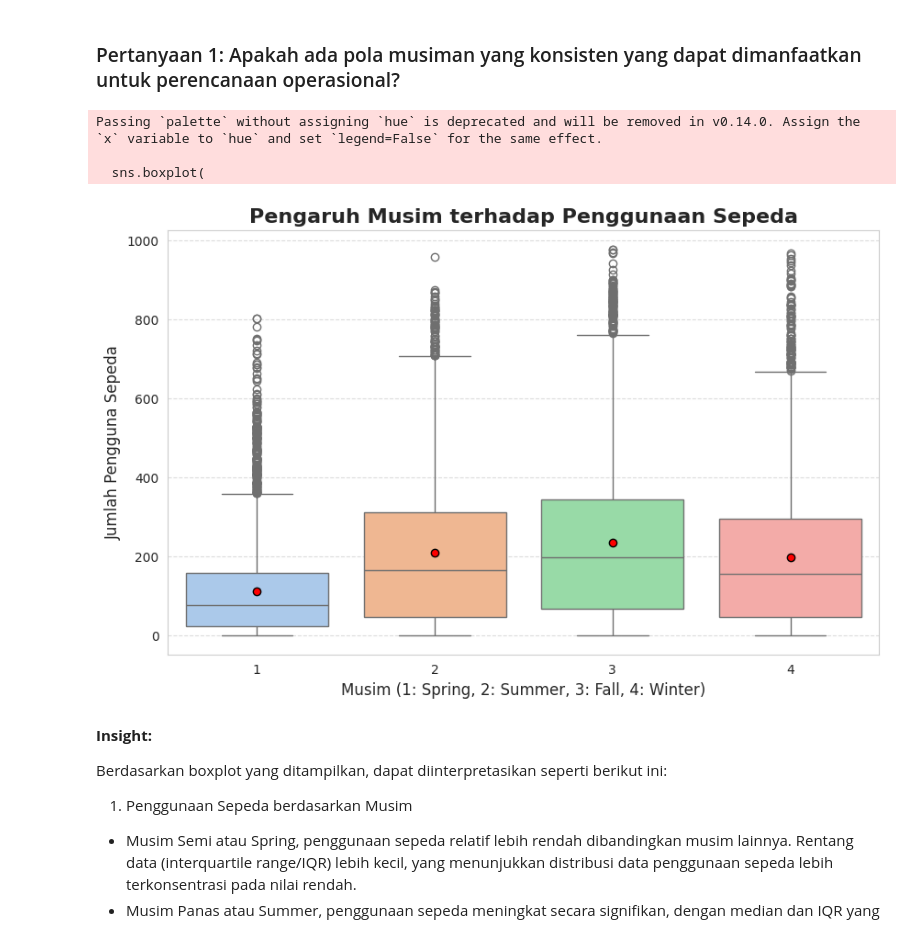
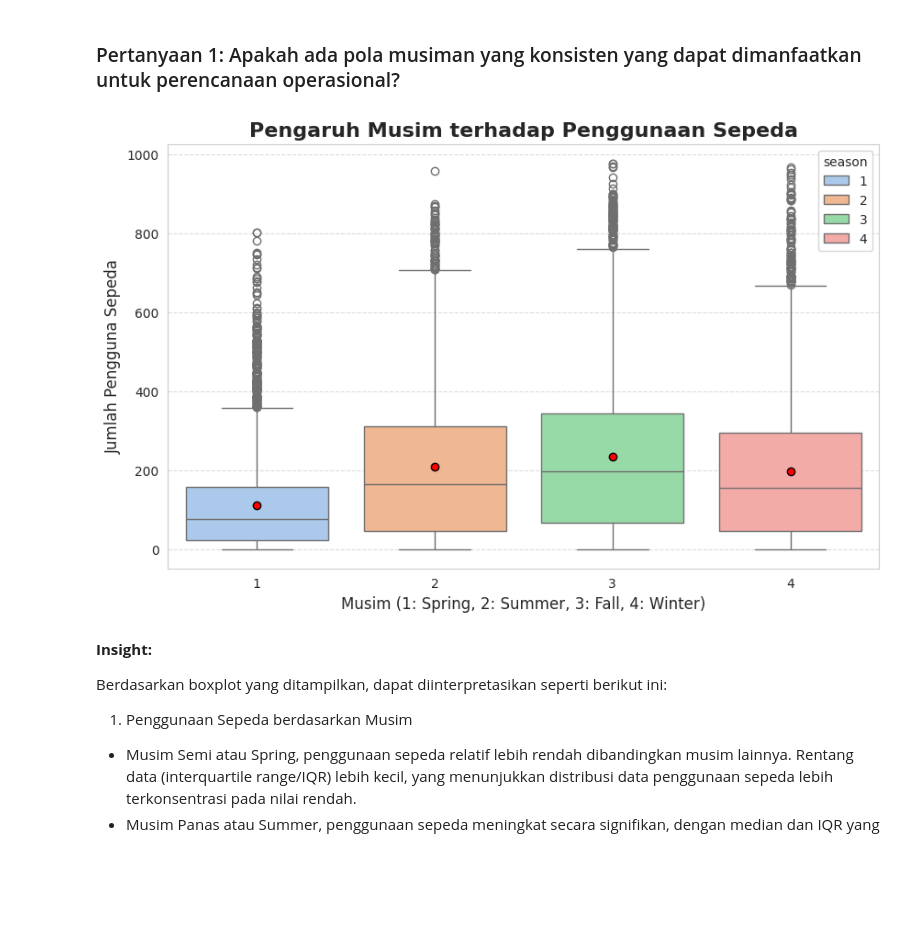
Before and after one commit to zidnytaqiya/AnalisisDataIDCamp, a Jupyter notebook: Proyek_Analisis_Data.ipynb, the cells around one changed output. Drawn from its saved outputs; the diff is of its cells as text; code cells hidden in the pictures; blank space fills up the shorter version.

```diff
--- a/Proyek_Analisis_Data.ipynb
+++ b/Proyek_Analisis_Data.ipynb
@@ -211,38 +205,36 @@ Berdasarkan data deskriptif dari variabel-variabel dalam dataset ini, berikut in
 # %%
 # Membuat boxplot
 plt.figure(figsize=(10, 6))
 sns.set_style("whitegrid")
 
-# Palet warna untuk musim
-palette = sns.color_palette("pastel")
+# Palet warna untuk musim (4 warna)
+palette = sns.color_palette("pastel", n_colors=4)
 
 # Membuat boxplot
 sns.boxplot(
     x='season',
     y='cnt',
     data=data,
     palette=palette,
+    hue='season',  # Menambahkan hue untuk menghindari FutureWarning
     showmeans=True,  # Menampilkan rata-rata
     meanprops={"marker": "o", "markerfacecolor": "red", "markeredgecolor": "black"}
 )
 
 # Menambahkan elemen visual
 plt.title('Pengaruh Musim terhadap Penggunaan Sepeda', fontsize=16, fontweight='bold')
 plt.xlabel('Musim (1: Spring, 2: Summer, 3: Fall, 4: Winter)', fontsize=12)
 plt.ylabel('Jumlah Pengguna Sepeda', fontsize=12)
 plt.xticks(fontsize=10)
 plt.yticks(fontsize=10)
 
 # Menambahkan grid vertikal
 plt.grid(axis='y', linestyle='--', alpha=0.7)
 
 # Menampilkan plot
 plt.show()
 # %% [output]
-Passing `palette` without assigning `hue` is deprecated and will be removed in v0.14.0. Assign the `x` variable to `hue` and set `legend=False` for the same effect.
-
-  sns.boxplot(
-[figure, old version]
+[figure, new version]
 # %% [markdown]
 **Insight:**
 
```
Also changed, not shown: parts of 4 cells of this notebook.
